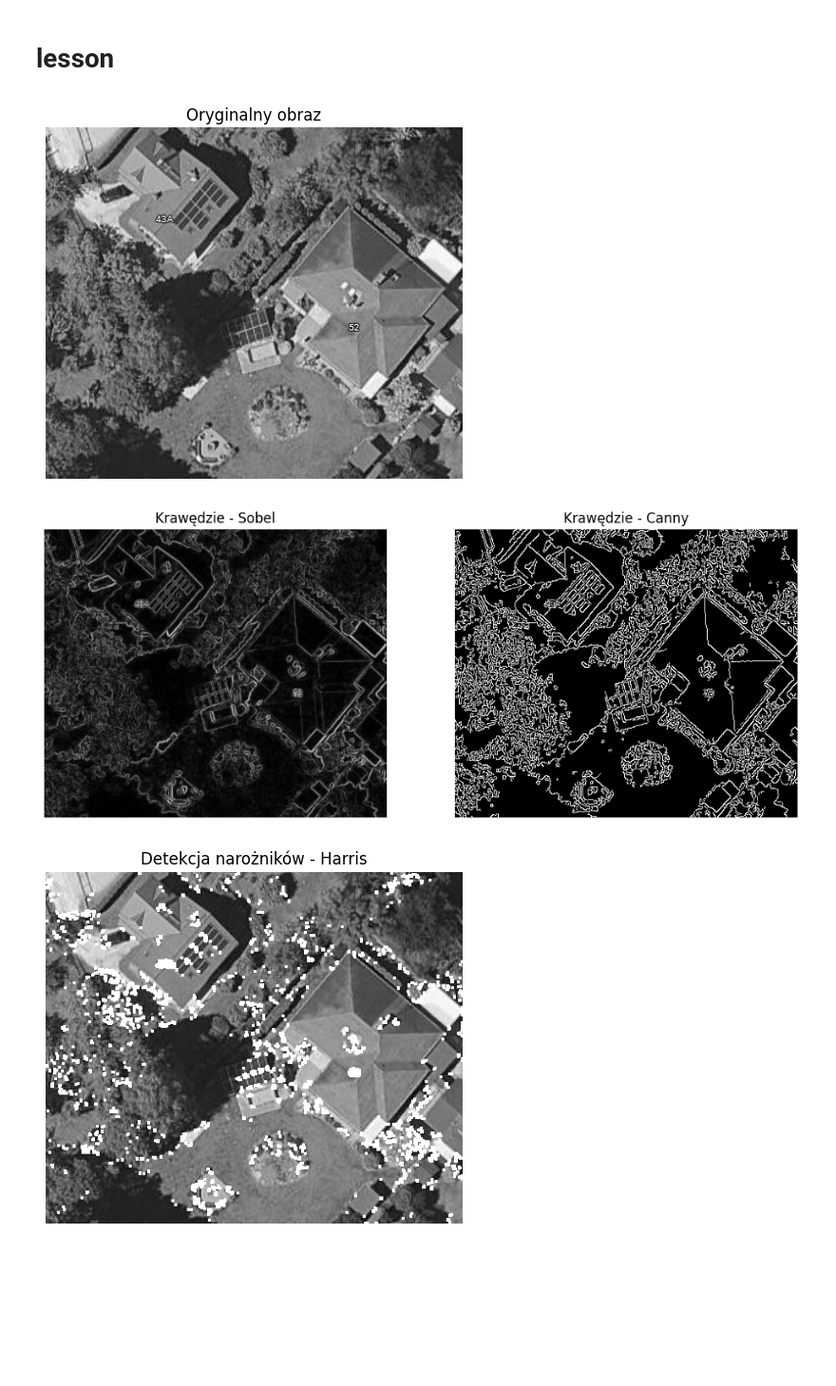
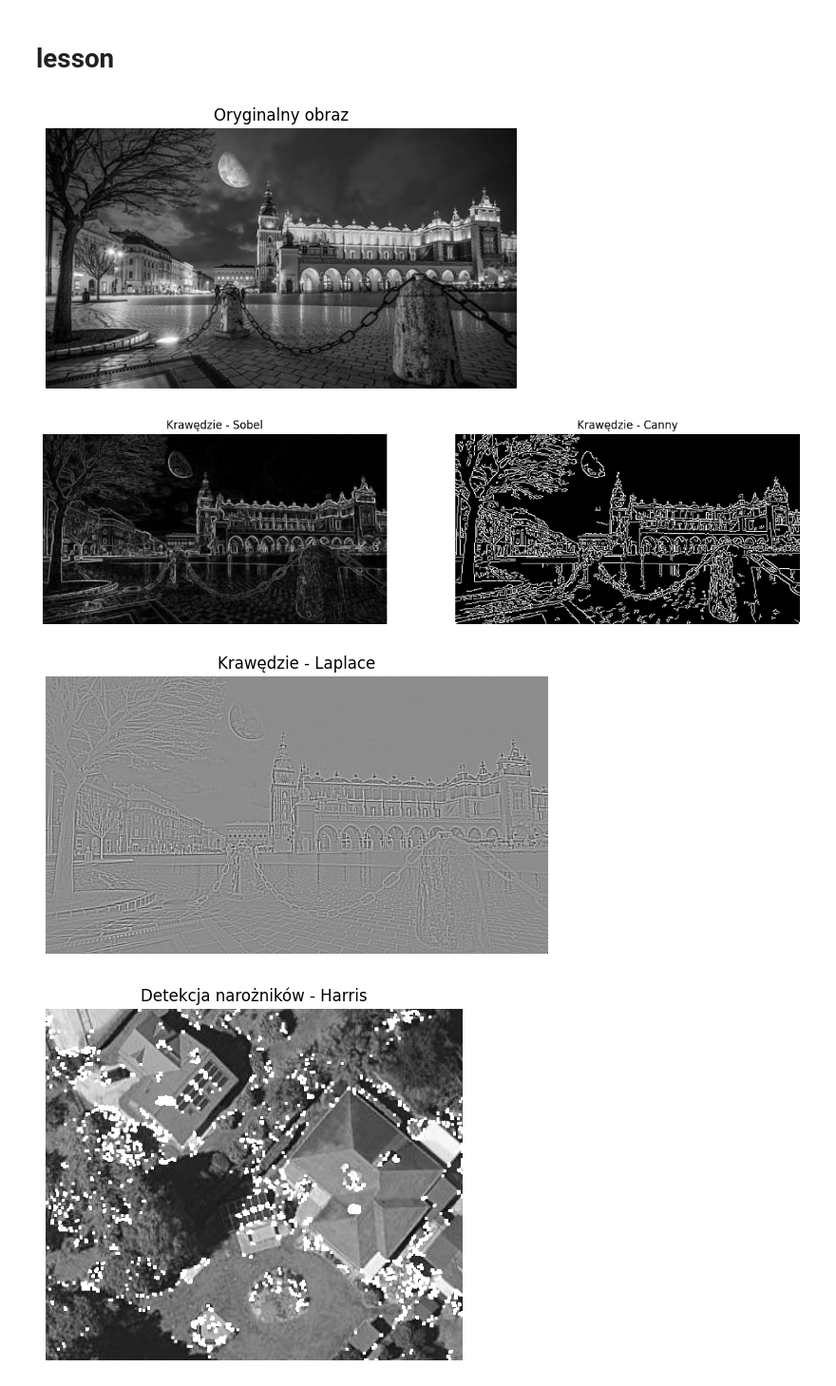
Before and after one commit to hgf700/ImageProcessingLessons, a Jupyter notebook: Lesson4/Lab4_Image_Edge_Features.ipynb, the cells around one changed output. Shown at 95% size. Saved outputs shown, nothing was run; the diff lists cells and outputs as text; code cells hidden in the pictures; blank space fills up the shorter version.

```diff
--- a/Lesson4/Lab4_Image_Edge_Features.ipynb
+++ b/Lesson4/Lab4_Image_Edge_Features.ipynb
@@ -25,23 +25,23 @@ $$\theta = \arctan(\frac{G_y}{G_x})$$
 # %%
 import cv2
 import numpy as np
 import matplotlib.pyplot as plt
 
 obraz1=r"C:\Users\USER098\Documents\GitHub\ImageProcessingLessons\Photos\3.jpg"
 obraz2=r"C:\Users\USER098\Documents\GitHub\ImageProcessingLessons\Photos\4.jpg"
 obraz3=r"C:\Users\USER098\Documents\GitHub\ImageProcessingLessons\Photos\5.jpg"
 obraz4=r"C:\Users\USER098\Documents\GitHub\ImageProcessingLessons\Photos\6.jpg"
 
-obraz=obraz1
+obraz=obraz4
 
 # 2. Wczytanie obrazu w skali szarości
 image = cv2.imread(obraz, cv2.IMREAD_GRAYSCALE)
 plt.imshow(image, cmap='gray')
 plt.title('Oryginalny obraz')
 plt.axis('off')
 plt.show()
 # %% [output]
-[figure, old version]
+[figure, new version]
 # %%
 # 3. Detekcja krawędzi - Sobel
 sobelx = cv2.Sobel(image, cv2.CV_64F, 1, 0, ksize=3)
@@ -51,19 +51,30 @@ sobel = cv2.magnitude(sobelx, sobely)
 # Canny
 canny = cv2.Canny(image, 100, 200)
 
-plt.figure(figsize=(12,5))
-plt.subplot(1,2,1)
+laplace = cv2.Laplacian(image, cv2.CV_64F, ksize=3)
+
+plt.figure(figsize=(15,5))
+plt.subplot(1, 2, 1)
 plt.imshow(sobel, cmap='gray')
 plt.title('Krawędzie - Sobel')
 plt.axis('off')
 
-plt.subplot(1,2,2)
+# 2. Canny
+plt.subplot(1, 2, 2)
 plt.imshow(canny, cmap='gray')
 plt.title('Krawędzie - Canny')
 plt.axis('off')
 plt.show()
+
+plt.figure(figsize=(15,5))
+plt.subplot(1, 2, 1)
+plt.imshow(laplace, cmap='gray')
+plt.title('Krawędzie - Laplace')
+plt.axis('off')
+plt.show()
 # %% [output]
-[figure, old version]
+[figure, new version]
+[figure, added]
 # %%
 # 4. Detekcja cech - Harris
 harris = cv2.cornerHarris(np.float32(image), 2, 3, 0.04)
```
Also changed, not shown: parts of 8 cells of this notebook.
